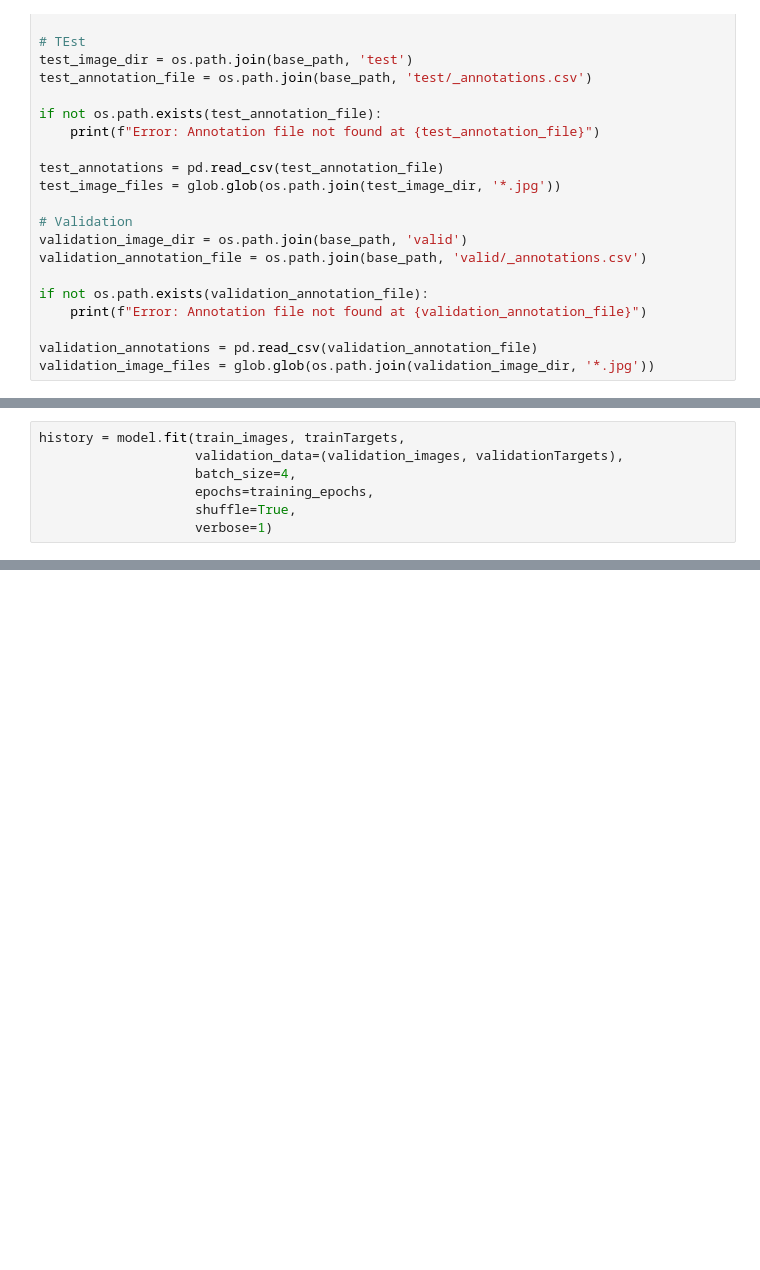
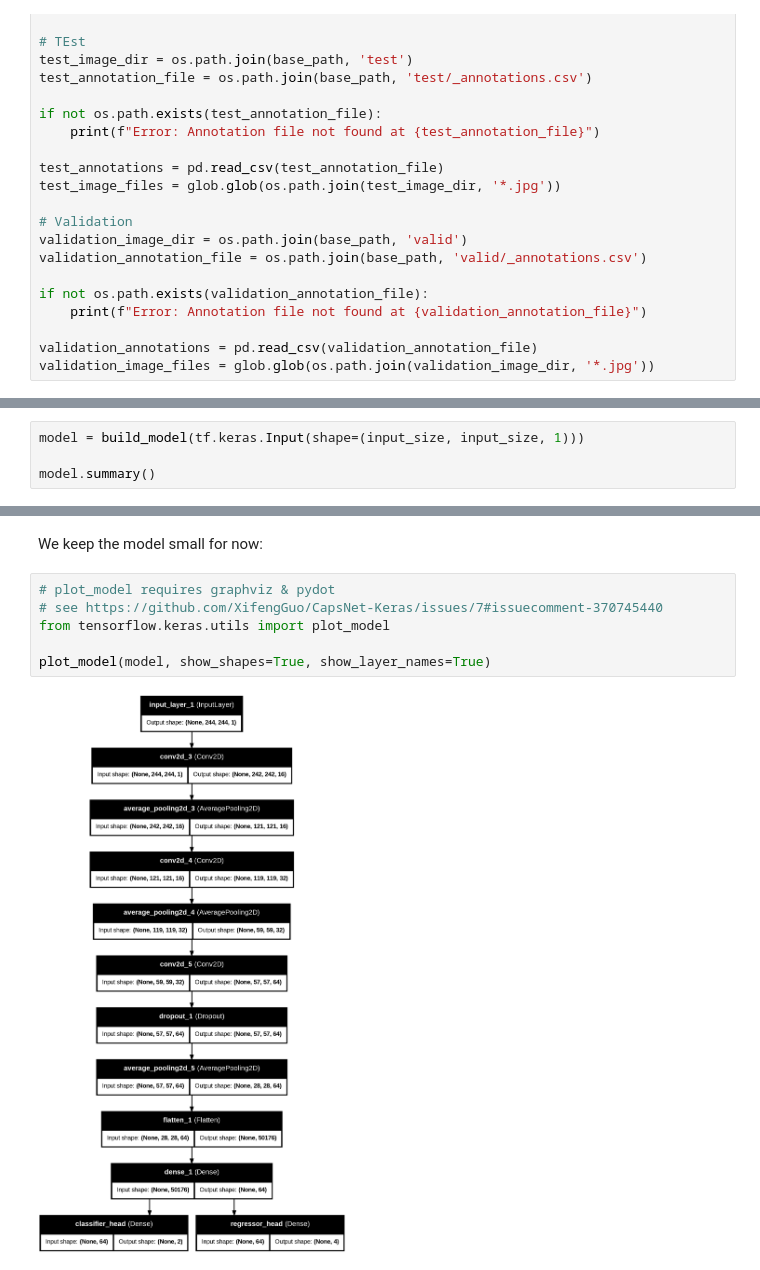
Before and after one commit to miam-bonbon/assignment-computer-vision, a Jupyter notebook: assignment_computer_vision.ipynb, the cells around one changed output, grey strips where cells are left out. Saved outputs shown, nothing was run; the diff lists cells and outputs as text; blank space fills up the shorter version.

```diff
--- a/assignment_computer_vision.ipynb
+++ b/assignment_computer_vision.ipynb
@@ -575,7 +105,0 @@ TypeError: `output_signature` must contain objects that are subclass of `tf.Type
-# %%
-history = model.fit(train_images, trainTargets,
-                    validation_data=(validation_images, validationTargets),
-                    batch_size=4,
-                    epochs=training_epochs,
-                    shuffle=True,
-                    verbose=1)
@@ -581,0 +552,4 @@ history = model.fit(train_images, trainTargets,
+# %%
+model = build_model(tf.keras.Input(shape=(input_size, input_size, 1)))
+
+model.summary()
@@ -581,0 +578,10 @@ history = model.fit(train_images, trainTargets,
+# %% [markdown]
+We keep the model small for now:
+# %%
+# plot_model requires graphviz & pydot
+# see https://github.com/XifengGuo/CapsNet-Keras/issues/7#issuecomment-370745440
+from tensorflow.keras.utils import plot_model
+
+plot_model(model, show_shapes=True, show_layer_names=True)
+# %% [output]
+[figure, added]
```
Also changed, not shown: parts of 66 cells of this notebook.
